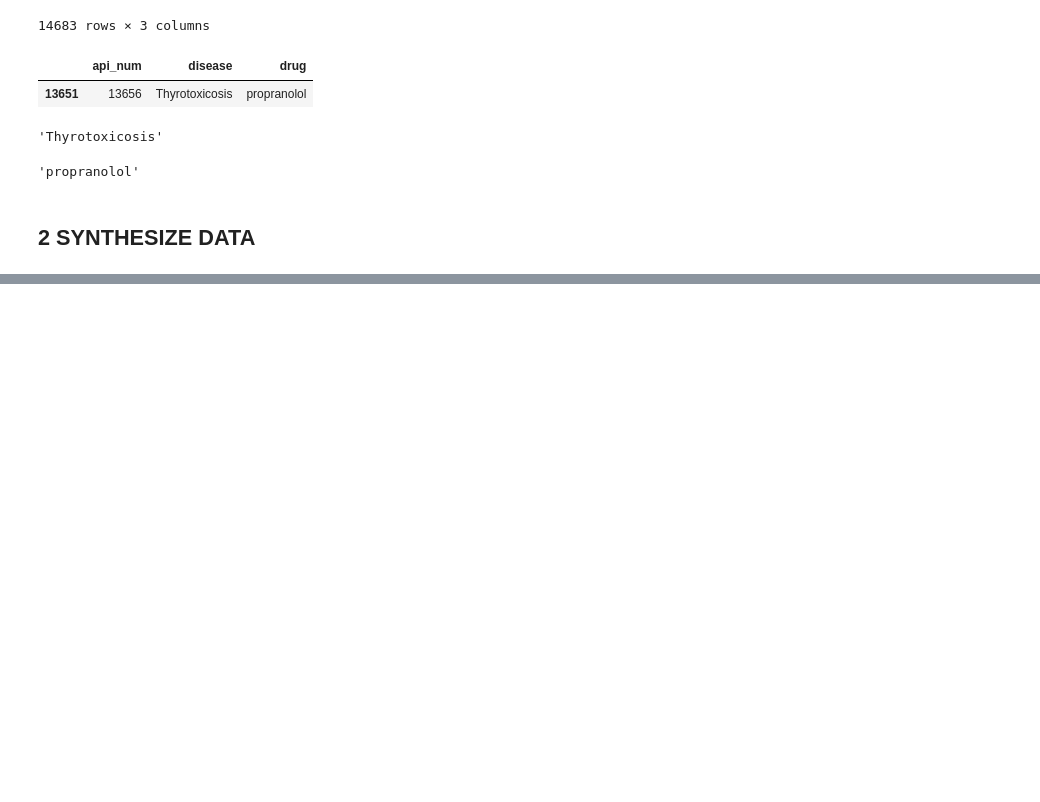
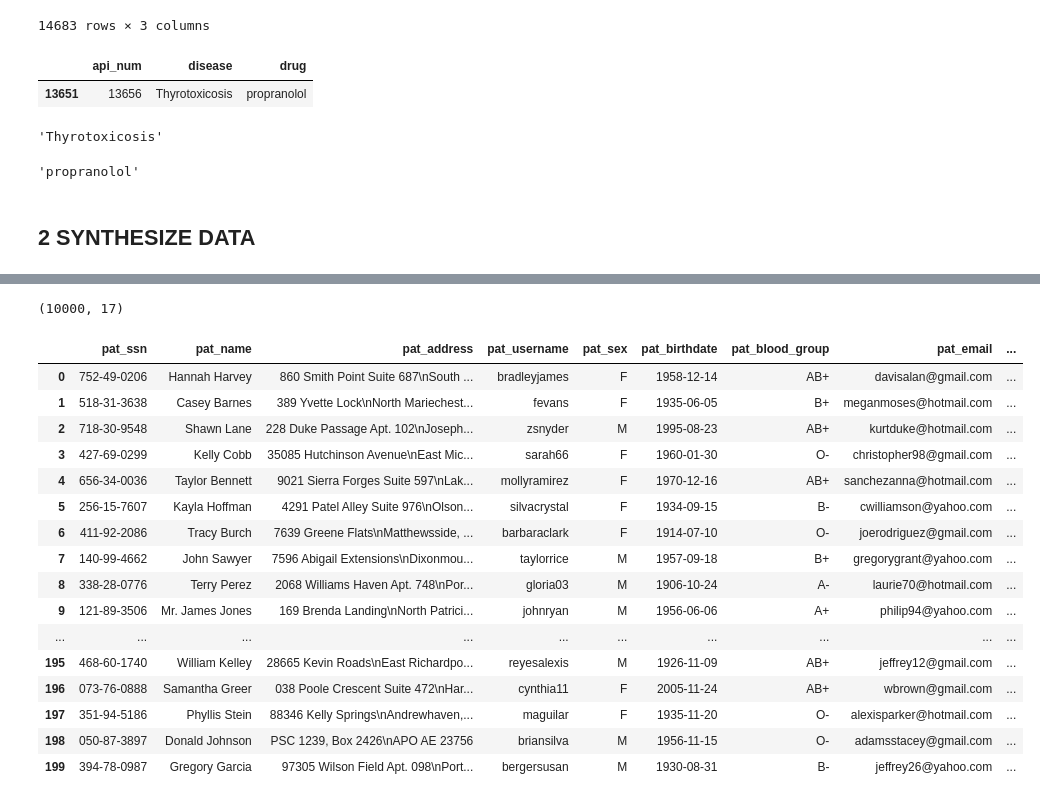
Before and after one commit to LearnableLoopAI/portfolio2, a Jupyter notebook: _notebooks/2022-04-24-synthesize_medical_data-v2.ipynb, the cells around one changed output, grey strips where cells are left out. Saved outputs shown, nothing was run; the diff lists cells and outputs as text; code cells hidden in the pictures; blank space fills up the shorter version.

```diff
--- a/_notebooks/2022-04-24-synthesize_medical_data-v2.ipynb
+++ b/_notebooks/2022-04-24-synthesize_medical_data-v2.ipynb
@@ -174,0 +181,25 @@ patients_df[:100]
+# %%
+patients_df.shape
+# %% [output]
+(10000, 17)
+# %%
+pd.set_option('display.max_rows', None)
+patients_df[:200]
+# %% [output]
+|  | pat_ssn | pat_name | pat_address | pat_username | pat_sex | pat_birthdate | pat_blood_group | pat_email | ... |
+| 0 | 752-49-0206 | Hannah Harvey | 860 Smith Point Suite 687\nSouth ... | bradleyjames | F | 1958-12-14 | AB+ | davisalan@gmail.com | ... |
+| 1 | 518-31-3638 | Casey Barnes | 389 Yvette Lock\nNorth Mariechest... | fevans | F | 1935-06-05 | B+ | meganmoses@hotmail.com | ... |
+| 2 | 718-30-9548 | Shawn Lane | 228 Duke Passage Apt. 102\nJoseph... | zsnyder | M | 1995-08-23 | AB+ | kurtduke@hotmail.com | ... |
+| 3 | 427-69-0299 | Kelly Cobb | 35085 Hutchinson Avenue\nEast Mic... | sarah66 | F | 1960-01-30 | O- | christopher98@gmail.com | ... |
+| 4 | 656-34-0036 | Taylor Bennett | 9021 Sierra Forges Suite 597\nLak... | mollyramirez | F | 1970-12-16 | AB+ | sanchezanna@hotmail.com | ... |
+| 5 | 256-15-7607 | Kayla Hoffman | 4291 Patel Alley Suite 976\nOlson... | silvacrystal | F | 1934-09-15 | B- | cwilliamson@yahoo.com | ... |
+| 6 | 411-92-2086 | Tracy Burch | 7639 Greene Flats\nMatthewsside, ... | barbaraclark | F | 1914-07-10 | O- | joerodriguez@gmail.com | ... |
+| 7 | 140-99-4662 | John Sawyer | 7596 Abigail Extensions\nDixonmou... | taylorrice | M | 1957-09-18 | B+ | gregorygrant@yahoo.com | ... |
+| 8 | 338-28-0776 | Terry Perez | 2068 Williams Haven Apt. 748\nPor... | gloria03 | M | 1906-10-24 | A- | laurie70@hotmail.com | ... |
+| 9 | 121-89-3506 | Mr. James Jones | 169 Brenda Landing\nNorth Patrici... | johnryan | M | 1956-06-06 | A+ | philip94@yahoo.com | ... |
+| ... | ... | ... | ... | ... | ... | ... | ... | ... | ... |
+| 195 | 468-60-1740 | William Kelley | 28665 Kevin Roads\nEast Richardpo... | reyesalexis | M | 1926-11-09 | AB+ | jeffrey12@gmail.com | ... |
+| 196 | 073-76-0888 | Samantha Greer | 038 Poole Crescent Suite 472\nHar... | cynthia11 | F | 2005-11-24 | AB+ | wbrown@gmail.com | ... |
+| 197 | 351-94-5186 | Phyllis Stein | 88346 Kelly Springs\nAndrewhaven,... | maguilar | F | 1935-11-20 | O- | alexisparker@hotmail.com | ... |
+| 198 | 050-87-3897 | Donald Johnson | PSC 1239, Box 2426\nAPO AE 23756 | briansilva | M | 1956-11-15 | O- | adamsstacey@gmail.com | ... |
+| 199 | 394-78-0987 | Gregory Garcia | 97305 Wilson Field Apt. 098\nPort... | bergersusan | M | 1930-08-31 | B- | jeffrey26@yahoo.com | ... |
```
Also changed, not shown: parts of 20 cells of this notebook.
